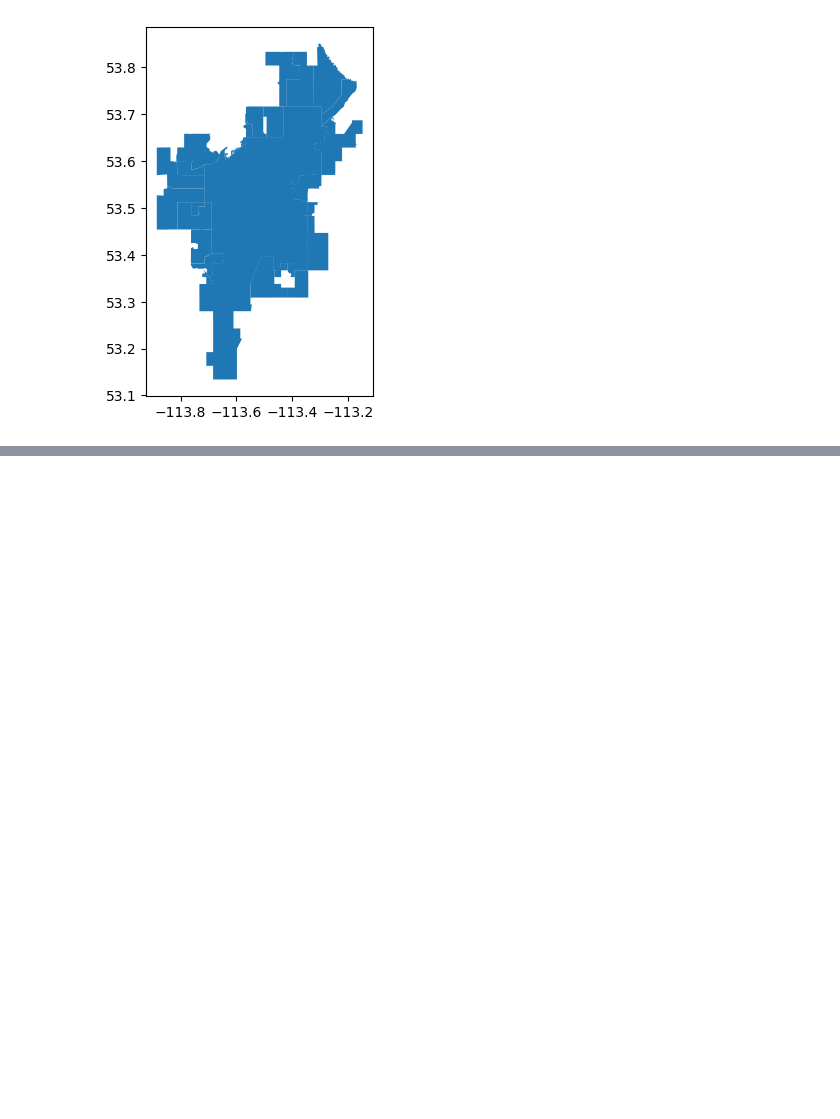
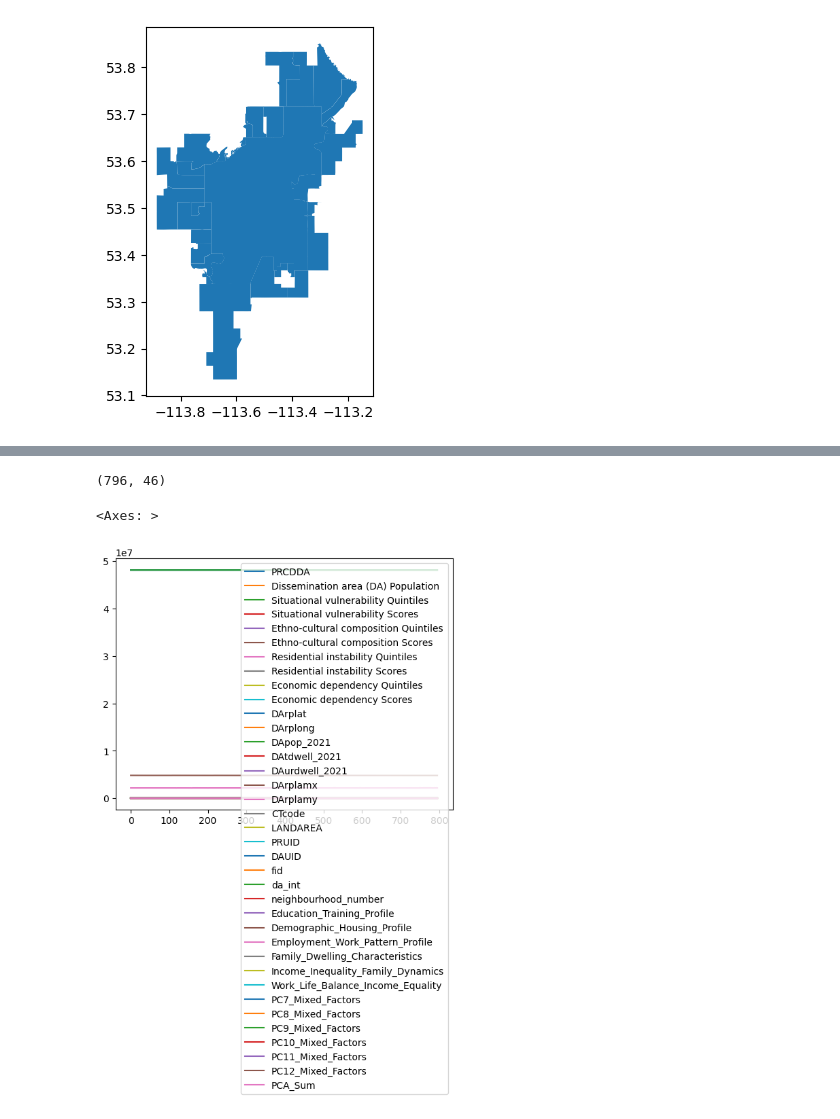
Before and after one commit to Jeff-Barlow-Spady/spatial_stats_py, a Jupyter notebook: my_version.ipynb, the cells around one changed output, grey strips where cells are left out. Saved outputs shown, nothing was run; the diff lists cells and outputs as text; code cells hidden in the pictures; blank space fills up the shorter version.

```diff
--- a/my_version.ipynb
+++ b/my_version.ipynb
@@ -170,0 +498,2 @@ map.plot()
+# %%
+pca = pd.read_csv(r"C:\Users\toast\Downloads\PCA_Neighborhood_Vulnerability_Index_Data_with_Names.csv")
@@ -170,0 +511,2 @@ map.plot()
+# %%
+comb_df2['name'] = comb_df2['name'].str.upper()
@@ -170,0 +522,2 @@ map.plot()
+# %%
+comb_join = pd.merge(left=comb_df2, right=pca, left_on='name', right_on='neighbourhood_name', how='inner')
@@ -170,0 +534,9 @@ map.plot()
+# %%
+comb_join.shape
+# %% [output]
+(796, 46)
+# %%
+comb_join.plot()
+# %% [output]
+<Axes: >
+[figure, added]
```
Also changed, not shown: parts of 43 cells of this notebook, 5 other files.
